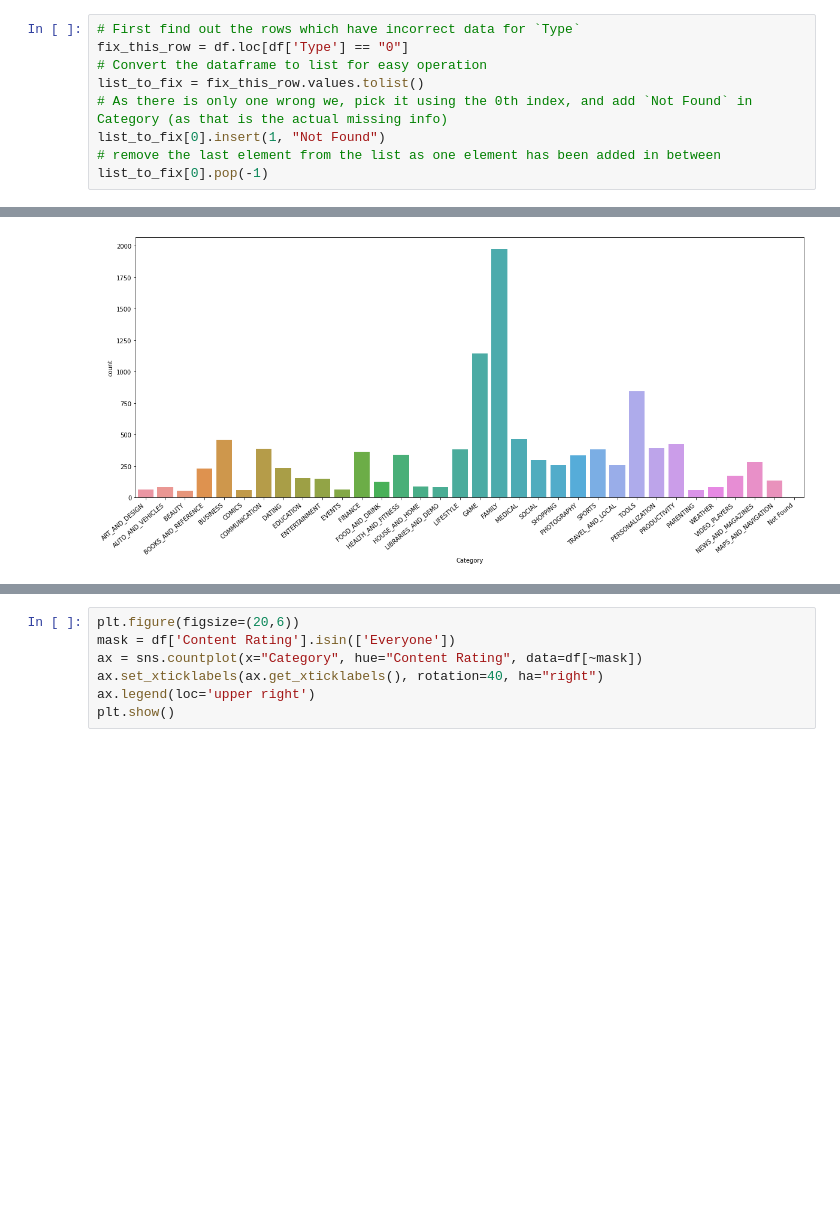
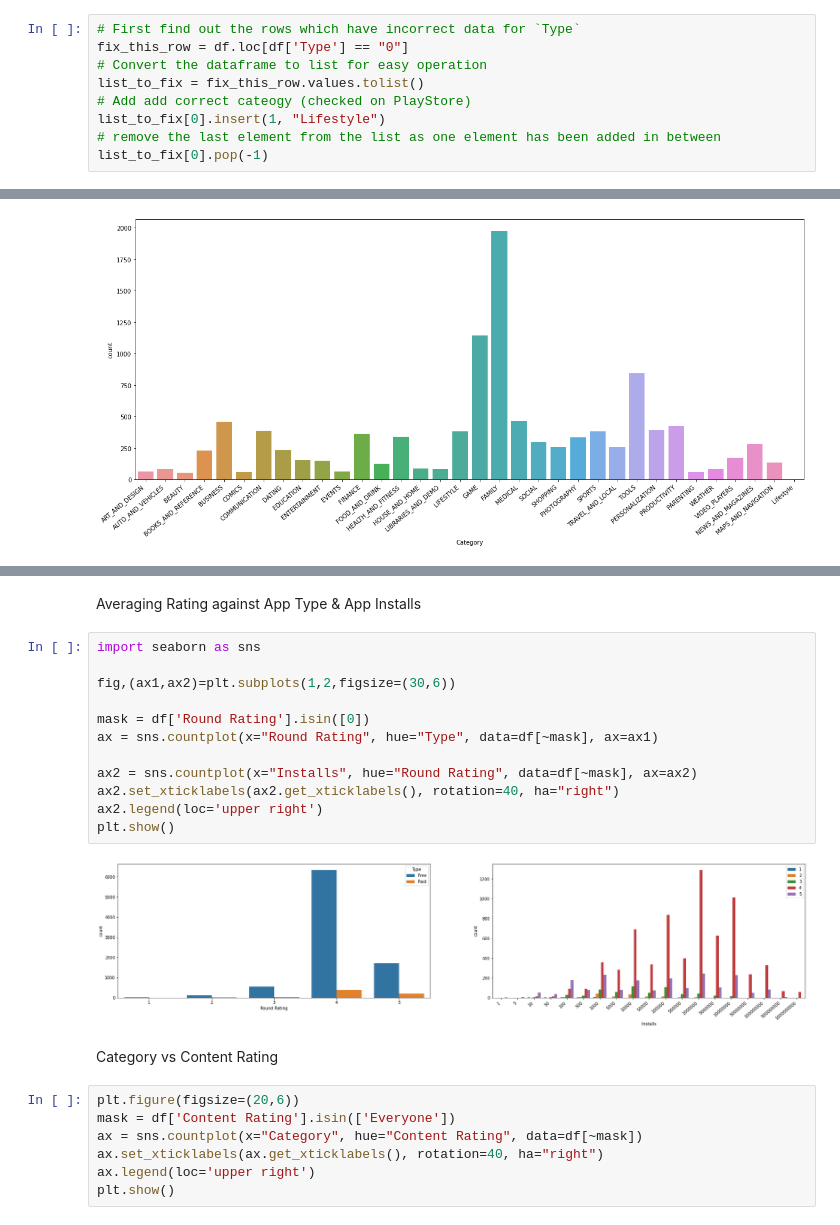
Before and after one commit to ayushxx7/pandas-course-project, a Jupyter notebook: zerotopandas_course_project.ipynb, the cells around one changed output, grey strips where cells are left out. Saved outputs shown, nothing was run; the diff lists cells and outputs as text; blank space fills up the shorter version.

```diff
--- a/zerotopandas_course_project.ipynb
+++ b/zerotopandas_course_project.ipynb
@@ -166,8 +166,8 @@ When plotting graph for Category against Type, found that there was a type `0`.
 fix_this_row = df.loc[df['Type'] == "0"]
 # Convert the dataframe to list for easy operation
 list_to_fix = fix_this_row.values.tolist()
-# As there is only one wrong we, pick it using the 0th index, and add `Not Found` in Category (as that is the actual missing info)
-list_to_fix[0].insert(1, "Not Found")
+# Add add correct cateogy (checked on PlayStore)
+list_to_fix[0].insert(1, "Lifestyle")
 # remove the last element from the list as one element has been added in between
 list_to_fix[0].pop(-1)
 # %% [output]
@@ -398,3 +356,21 @@ x = df.Category.groupby(df.Type)
+# %% [markdown]
+Averaging Rating against App Type & App Installs
+# %%
+import seaborn as sns
+
+fig,(ax1,ax2)=plt.subplots(1,2,figsize=(30,6))
+
+mask = df['Round Rating'].isin([0])
+ax = sns.countplot(x="Round Rating", hue="Type", data=df[~mask], ax=ax1)
+
+ax2 = sns.countplot(x="Installs", hue="Round Rating", data=df[~mask], ax=ax2)
+ax2.set_xticklabels(ax2.get_xticklabels(), rotation=40, ha="right")
+ax2.legend(loc='upper right')
+plt.show()
+# %% [output]
+[figure, added]
+# %% [markdown]
+Category vs Content Rating
 # %%
 plt.figure(figsize=(20,6))
 mask = df['Content Rating'].isin(['Everyone'])
```
Also changed, not shown: parts of 22 cells of this notebook.
